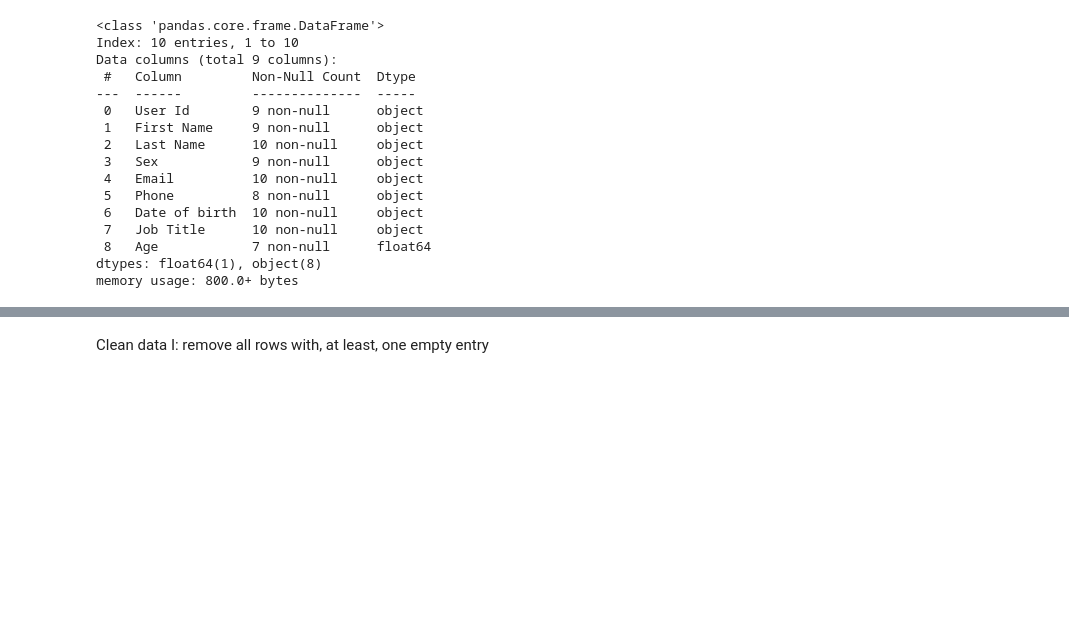
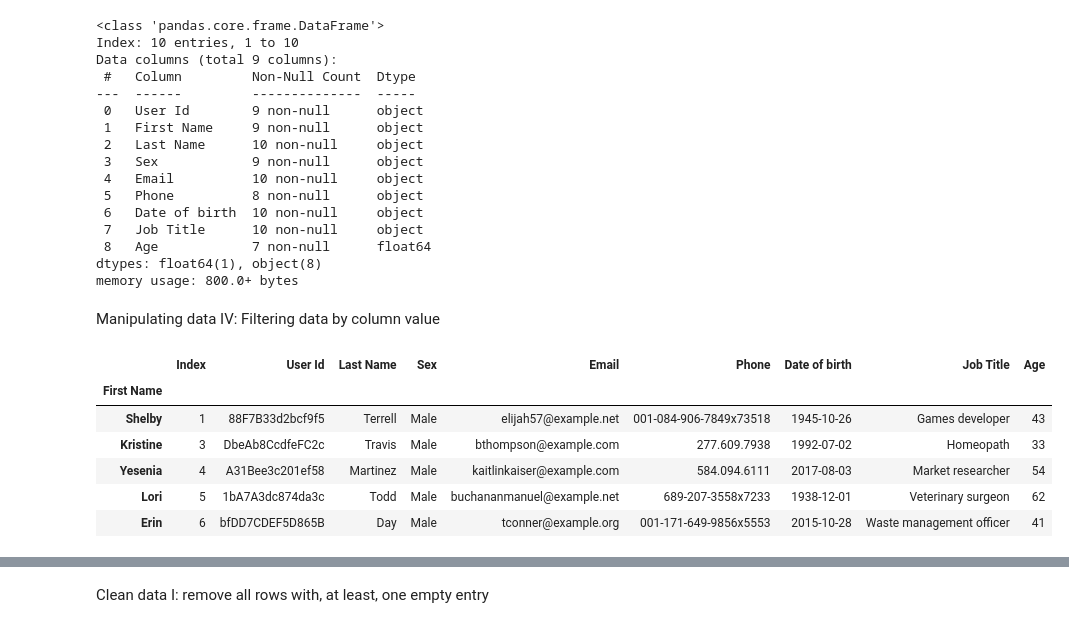
Before and after one commit to jvrglr/Scientific_python_QLS_diploma_26-27, a Jupyter notebook: Lecture_4.ipynb, the cells around one changed output, grey strips where cells are left out. Cells and saved outputs as stored; diff of their text form; code cells hidden in the pictures; blank space fills up the shorter version.

```diff
--- a/Lecture_4.ipynb
+++ b/Lecture_4.ipynb
@@ -349,3 +373,16 @@ Data columns (total 9 columns):
  8   Age            7 non-null      float64
 dtypes: float64(1), object(8)
 memory usage: 800.0+ bytes
+# %% [markdown]
+Manipulating data IV: Filtering data by column value
+# %%
+df_filtered = df[df["Sex"]=="Male"] # Returns a DataFrame with only the rows where the column "Sex" is equal to "Male"
+df_filtered.head()
+# %% [output]
+|  | Index | User Id | Last Name | Sex | Email | Phone | Date of birth | Job Title | Age |
+| First Name |  |  |  |  |  |  |  |  |  |
+| Shelby | 1 | 88F7B33d2bcf9f5 | Terrell | Male | elijah57@example.net | 001-084-906-7849x73518 | 1945-10-26 | Games developer | 43 |
+| Kristine | 3 | DbeAb8CcdfeFC2c | Travis | Male | bthompson@example.com | 277.609.7938 | 1992-07-02 | Homeopath | 33 |
+| Yesenia | 4 | A31Bee3c201ef58 | Martinez | Male | kaitlinkaiser@example.com | 584.094.6111 | 2017-08-03 | Market researcher | 54 |
+| Lori | 5 | 1bA7A3dc874da3c | Todd | Male | buchananmanuel@example.net | 689-207-3558x7233 | 1938-12-01 | Veterinary surgeon | 62 |
+| Erin | 6 | bfDD7CDEF5D865B | Day | Male | tconner@example.org | 001-171-649-9856x5553 | 2015-10-28 | Waste management officer | 41 |
```
Also changed, not shown: parts of 16 cells of this notebook.
